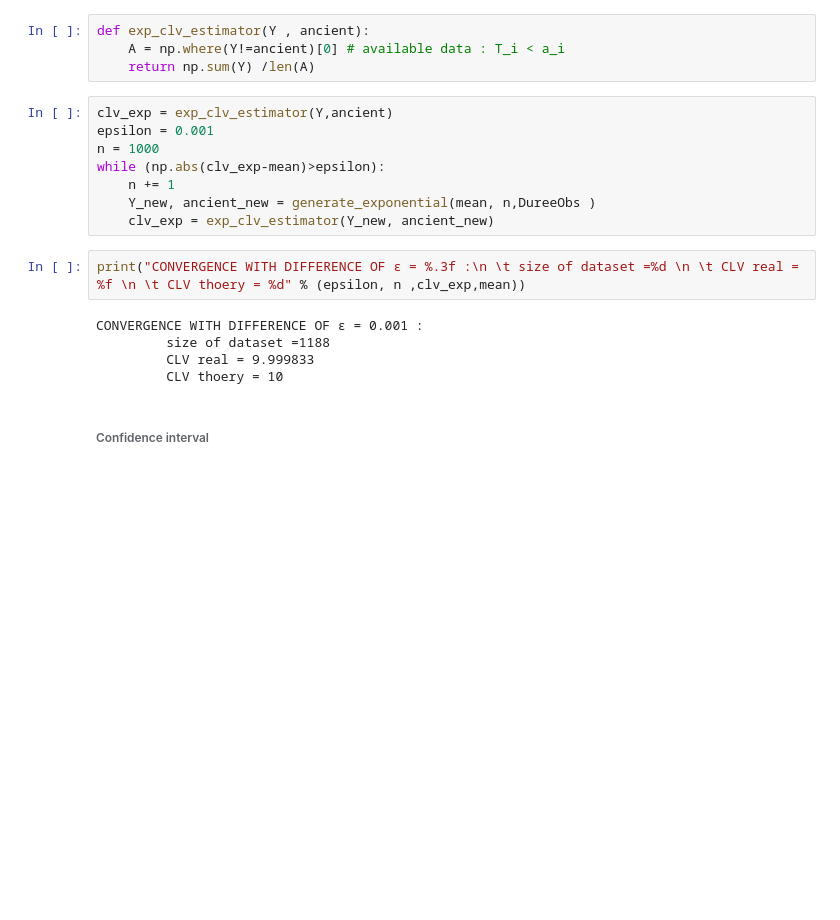
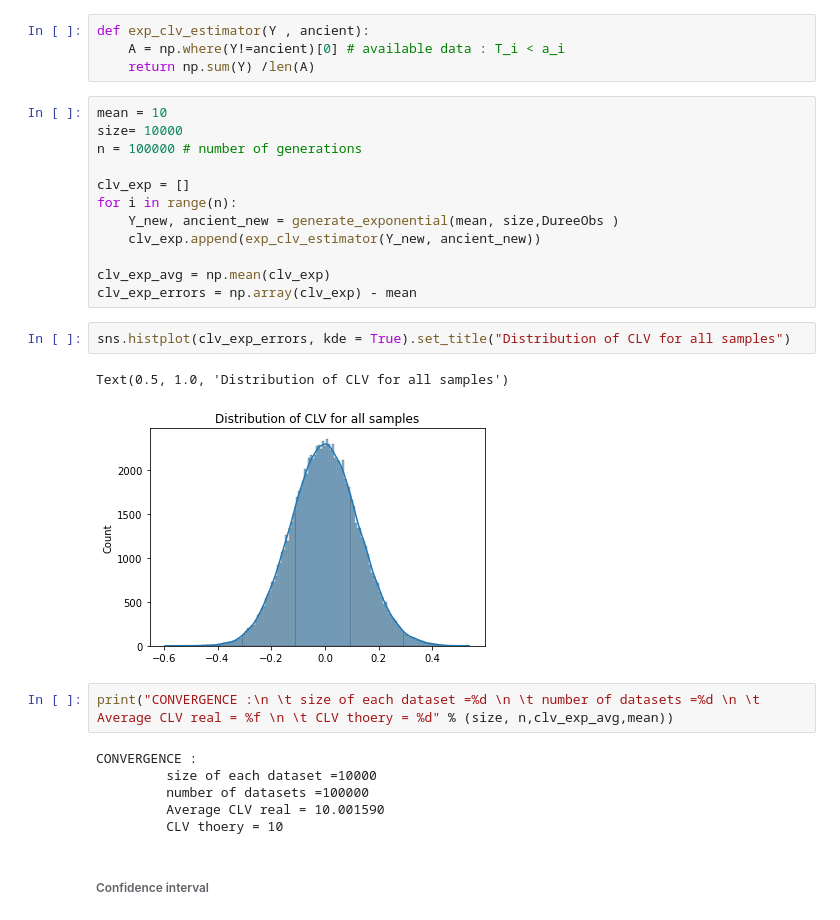
Before and after one commit to louizaaouaouche/Statistical-estimation-of-CLV, a Jupyter notebook: src/notebook.ipynb, the cells around one changed output. Saved outputs shown, nothing was run; the diff lists cells and outputs as text; blank space fills up the shorter version.

```diff
--- a/src/notebook.ipynb
+++ b/src/notebook.ipynb
@@ -81,20 +103,30 @@ len(np.where(Y==ancient)[0])
 def exp_clv_estimator(Y , ancient):
     A = np.where(Y!=ancient)[0] # available data : T_i < a_i
     return np.sum(Y) /len(A)
-# %%
-clv_exp = exp_clv_estimator(Y,ancient)
-epsilon = 0.001
-n = 1000
-while (np.abs(clv_exp-mean)>epsilon):
-    n += 1
-    Y_new, ancient_new = generate_exponential(mean, n,DureeObs )
-    clv_exp = exp_clv_estimator(Y_new, ancient_new)
+# %%
+mean = 10
+size= 10000
+n = 100000 # number of generations
+
+clv_exp = []
+for i in range(n):
+    Y_new, ancient_new = generate_exponential(mean, size,DureeObs )
+    clv_exp.append(exp_clv_estimator(Y_new, ancient_new))
+
+clv_exp_avg = np.mean(clv_exp)
+clv_exp_errors = np.array(clv_exp) - mean
+# %%
+sns.histplot(clv_exp_errors, kde = True).set_title("Distribution of CLV for all samples")
+# %% [output]
+Text(0.5, 1.0, 'Distribution of CLV for all samples')
+[figure, added]
 # %%
-print("CONVERGENCE WITH DIFFERENCE OF ε = %.3f :\n \t size of dataset =%d \n \t CLV real = %f \n \t CLV thoery = %d" % (epsilon, n ,clv_exp,mean))
+print("CONVERGENCE :\n \t size of each dataset =%d \n \t number of datasets =%d \n \t Average CLV real = %f \n \t CLV thoery = %d" % (size, n,clv_exp_avg,mean))
 # %% [output]
-CONVERGENCE WITH DIFFERENCE OF ε = 0.001 :
-         size of dataset =1188
-         CLV real = 9.999833
+CONVERGENCE :
+         size of each dataset =10000
+         number of datasets =100000
+         Average CLV real = 10.001590
          CLV thoery = 10
 # %% [markdown]
 ###### Confidence interval
```
Also changed, not shown: parts of 14 cells of this notebook.
